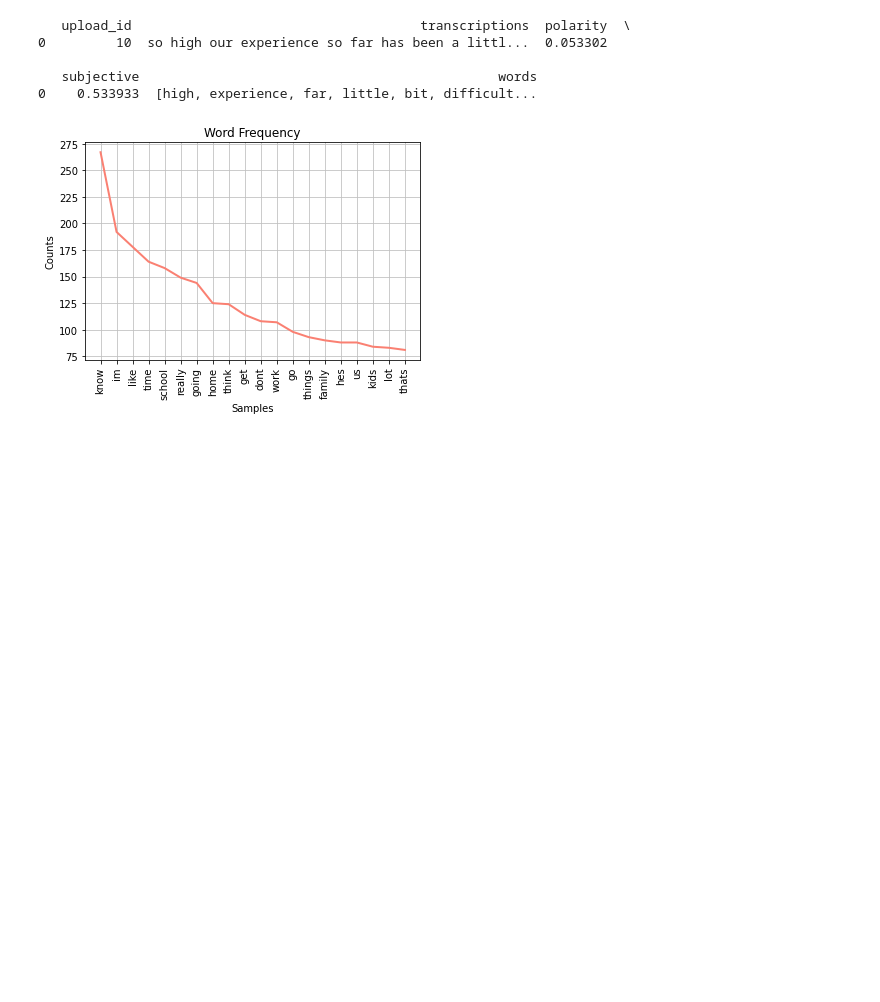
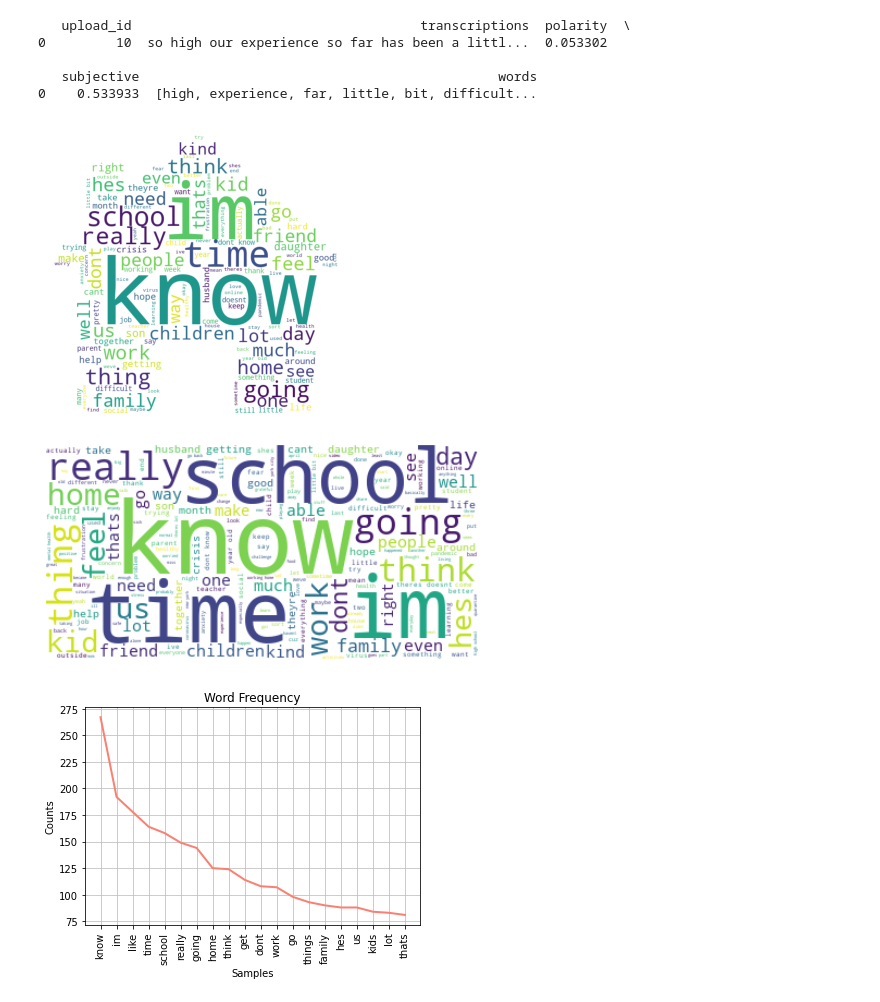
Before and after one commit to venkateshtaduvayi/ML-for-Good-Hackathon, a Jupyter notebook: Ali/CrisisLogger/Crisis.ipynb, the cells around one changed output. Saved outputs shown, nothing was run; the diff lists cells and outputs as text; code cells hidden in the pictures; blank space fills up the shorter version.

Commit message:
added wordClould plot.

```diff
--- a/Ali/CrisisLogger/Crisis.ipynb
+++ b/Ali/CrisisLogger/Crisis.ipynb
@@ -79,6 +80,43 @@ print(df.head(1))
 
    subjective                                              words
 0    0.533933  [high, experience, far, little, bit, difficult...
+# %%
+from wordcloud import WordCloud, STOPWORDS
+import matplotlib.pyplot as plt
+import numpy as np
+from PIL import Image
+import requests
+
+
+comment_words = ''
+count = 0
+stopwords = set(STOPWORDS)
+for val in df['words']:
+    comment_words += " ".join(val)+" "
+
+pic = np.array(Image.open(requests.get('http://www.clker.com/cliparts/O/i/x/Y/q/P/yellow-house-hi.png',stream=True).raw))
+wordcloud = WordCloud(width = 800, height = 800,
+                background_color ='white',
+                stopwords = stopwords, mask = pic,
+                min_font_size = 10).generate(comment_words)
+
+plt.figure(figsize = (10, 4), facecolor = 'white', edgecolor='blue')
+plt.imshow(wordcloud)
+plt.axis("off")
+plt.tight_layout(pad = 0)
+
+plt.show()
+
+# Second method to show the wordcloud
+wordcloud = WordCloud(stopwords=stopwords, background_color="white").generate(comment_words)
+plt.figure(figsize = (10, 4), facecolor = 'white', edgecolor='blue')
+
+plt.imshow(wordcloud, interpolation='bilinear')
+plt.axis("off")
+plt.show()
+# %% [output]
+[figure, added]
+[figure, added]
 # %%
 #From lists of comments to a single list containing all words
 all_words=[]
```
Also changed, not shown: parts of 2 cells of this notebook.
